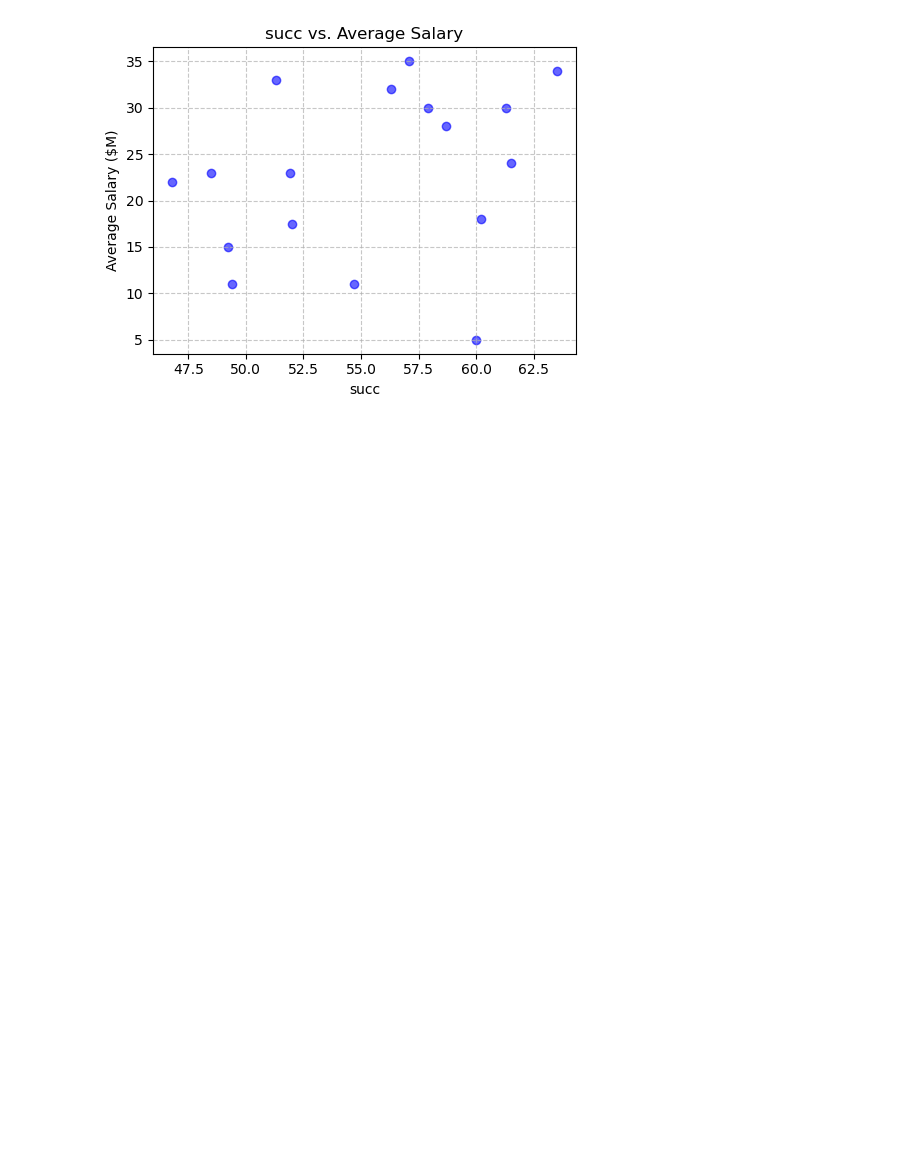
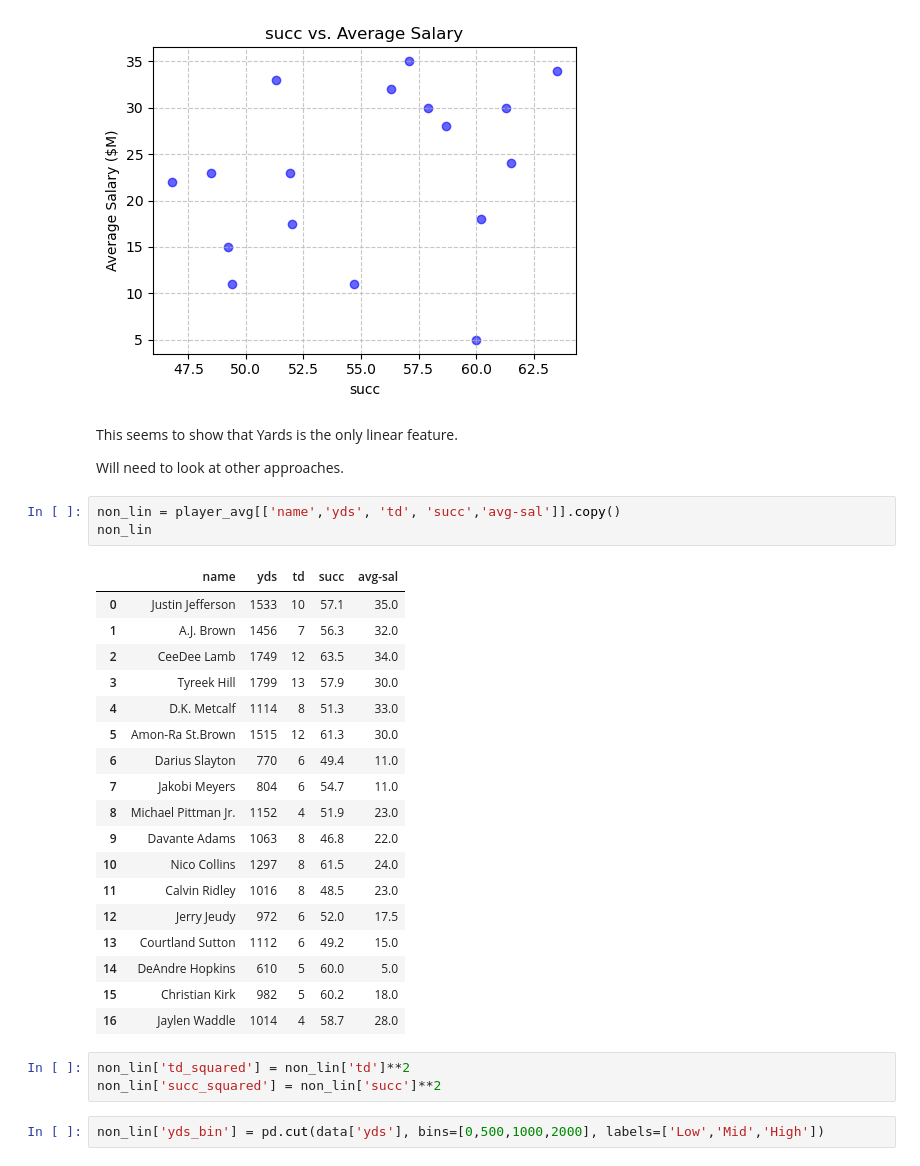
Before and after one commit to willvernon/NFL_predicts, a Jupyter notebook: player_contracts/Linear_regression.ipynb, the cells around one changed output. Drawn from its saved outputs; the diff is of its cells as text; blank space fills up the shorter version.

```diff
--- a/player_contracts/Linear_regression.ipynb
+++ b/player_contracts/Linear_regression.ipynb
@@ -269,3 +235,34 @@ plt.show()
 [figure]
 [figure]
 [figure]
+# %% [markdown]
+This seems to show that Yards is the only linear feature.
+
+Will need to look at other approaches.
+# %%
+non_lin = player_avg[['name','yds', 'td', 'succ','avg-sal']].copy()
+non_lin
+# %% [output]
+|  | name | yds | td | succ | avg-sal |
+| 0 | Justin Jefferson | 1533 | 10 | 57.1 | 35.0 |
+| 1 | A.J. Brown | 1456 | 7 | 56.3 | 32.0 |
+| 2 | CeeDee Lamb | 1749 | 12 | 63.5 | 34.0 |
+| 3 | Tyreek Hill | 1799 | 13 | 57.9 | 30.0 |
+| 4 | D.K. Metcalf | 1114 | 8 | 51.3 | 33.0 |
+| 5 | Amon-Ra St.Brown | 1515 | 12 | 61.3 | 30.0 |
+| 6 | Darius Slayton | 770 | 6 | 49.4 | 11.0 |
+| 7 | Jakobi Meyers | 804 | 6 | 54.7 | 11.0 |
+| 8 | Michael Pittman Jr. | 1152 | 4 | 51.9 | 23.0 |
+| 9 | Davante Adams | 1063 | 8 | 46.8 | 22.0 |
+| 10 | Nico Collins | 1297 | 8 | 61.5 | 24.0 |
+| 11 | Calvin Ridley | 1016 | 8 | 48.5 | 23.0 |
+| 12 | Jerry Jeudy | 972 | 6 | 52.0 | 17.5 |
+| 13 | Courtland Sutton | 1112 | 6 | 49.2 | 15.0 |
+| 14 | DeAndre Hopkins | 610 | 5 | 60.0 | 5.0 |
+| 15 | Christian Kirk | 982 | 5 | 60.2 | 18.0 |
+| 16 | Jaylen Waddle | 1014 | 4 | 58.7 | 28.0 |
+# %%
+non_lin['td_squared'] = non_lin['td']**2
+non_lin['succ_squared'] = non_lin['succ']**2
+# %%
+non_lin['yds_bin'] = pd.cut(data['yds'], bins=[0,500,1000,2000], labels=['Low','Mid','High'])
```
Also changed, not shown: parts of 6 cells of this notebook, 1 other file.
